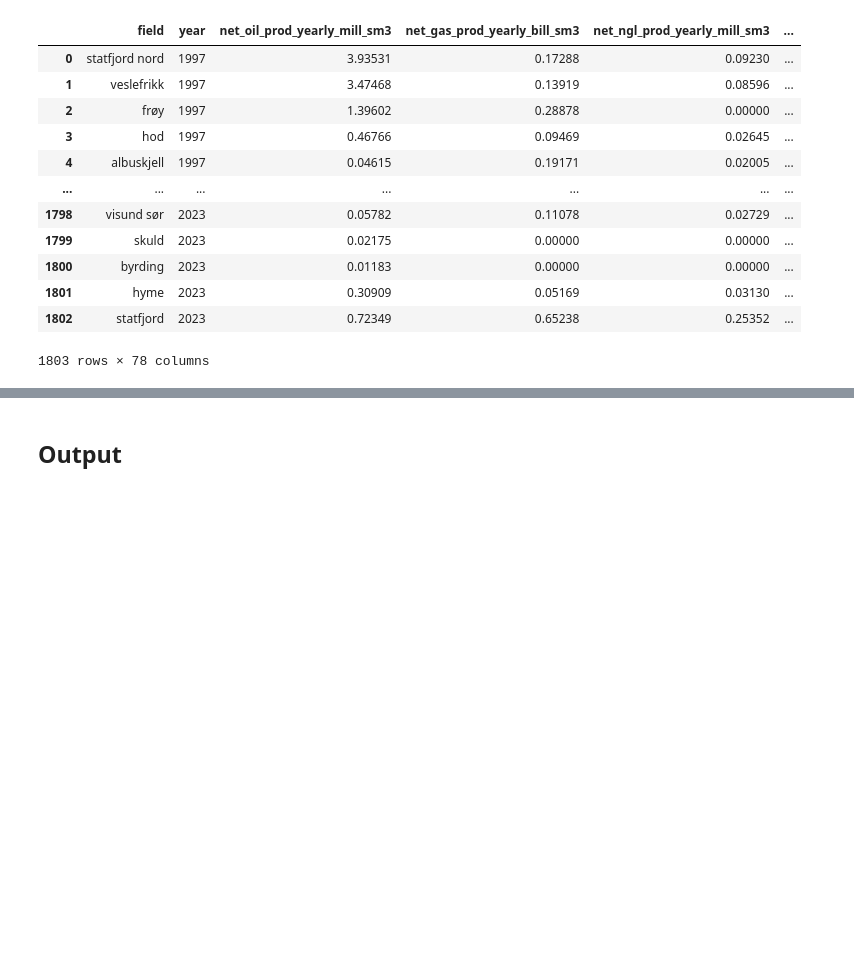
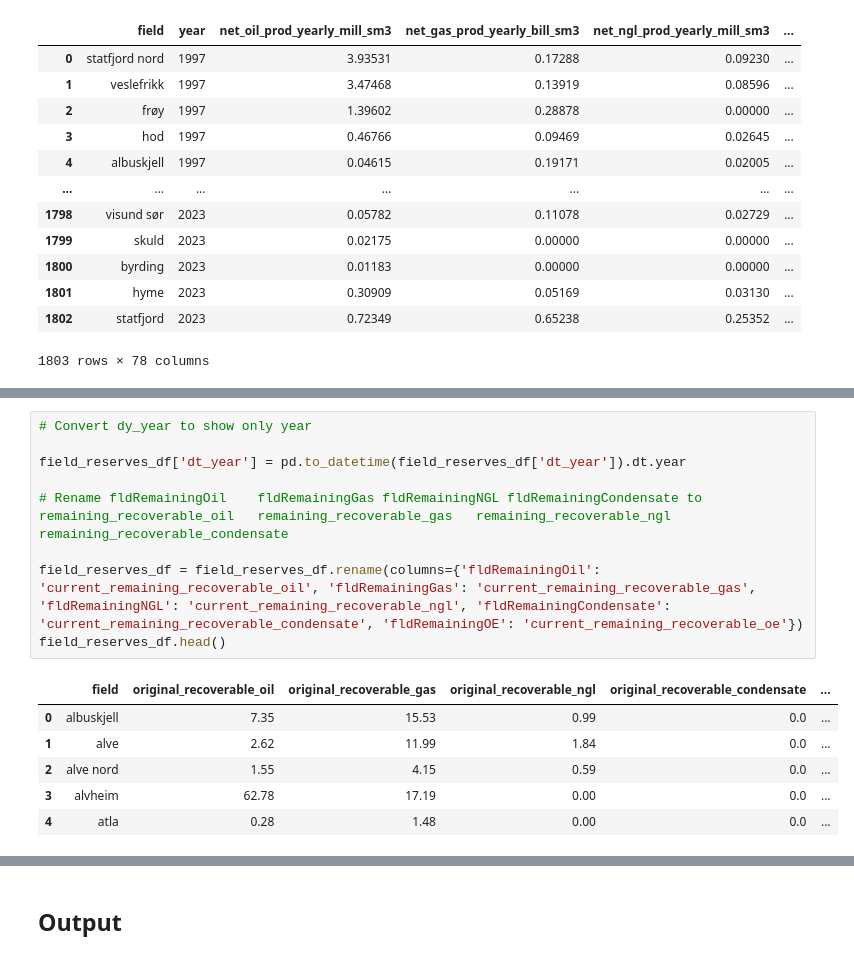
Before and after one commit to percw/Norwegian_oil_gas_decarbonization, a Jupyter notebook: notebooks/02_data_cleaning/02_production_and_emission_data_cleaning.ipynb, the cells around one changed output, grey strips where cells are left out. Drawn from its saved outputs; the diff is of its cells as text; blank space fills up the shorter version.

```diff
--- a/notebooks/02_data_cleaning/02_production_and_emission_data_cleaning.ipynb
+++ b/notebooks/02_data_cleaning/02_production_and_emission_data_cleaning.ipynb
@@ -2314,0 +2291,16 @@ fields_prod_emissions_1997_2023_df = merged_dict_df.copy()
+# %%
+# Convert dy_year to show only year
+
+field_reserves_df['dt_year'] = pd.to_datetime(field_reserves_df['dt_year']).dt.year
+
+# Rename fldRemainingOil	fldRemainingGas	fldRemainingNGL	fldRemainingCondensate to remaining_recoverable_oil	remaining_recoverable_gas	remaining_recoverable_ngl	remaining_recoverable_condensate
+
+field_reserves_df = field_reserves_df.rename(columns={'fldRemainingOil': 'current_remaining_recoverable_oil', 'fldRemainingGas': 'current_remaining_recoverable_gas', 'fldRemainingNGL': 'current_remaining_recoverable_ngl', 'fldRemainingCondensate': 'current_remaining_recoverable_condensate', 'fldRemainingOE': 'current_remaining_recoverable_oe'})
+field_reserves_df.head()
+# %% [output]
+|  | field | original_recoverable_oil | original_recoverable_gas | original_recoverable_ngl | original_recoverable_condensate | ... |
+| 0 | albuskjell | 7.35 | 15.53 | 0.99 | 0.0 | ... |
+| 1 | alve | 2.62 | 11.99 | 1.84 | 0.0 | ... |
+| 2 | alve nord | 1.55 | 4.15 | 0.59 | 0.0 | ... |
+| 3 | alvheim | 62.78 | 17.19 | 0.00 | 0.0 | ... |
+| 4 | atla | 0.28 | 1.48 | 0.00 | 0.0 | ... |
```
Also changed, not shown: parts of 13 cells of this notebook, 1 other file.
